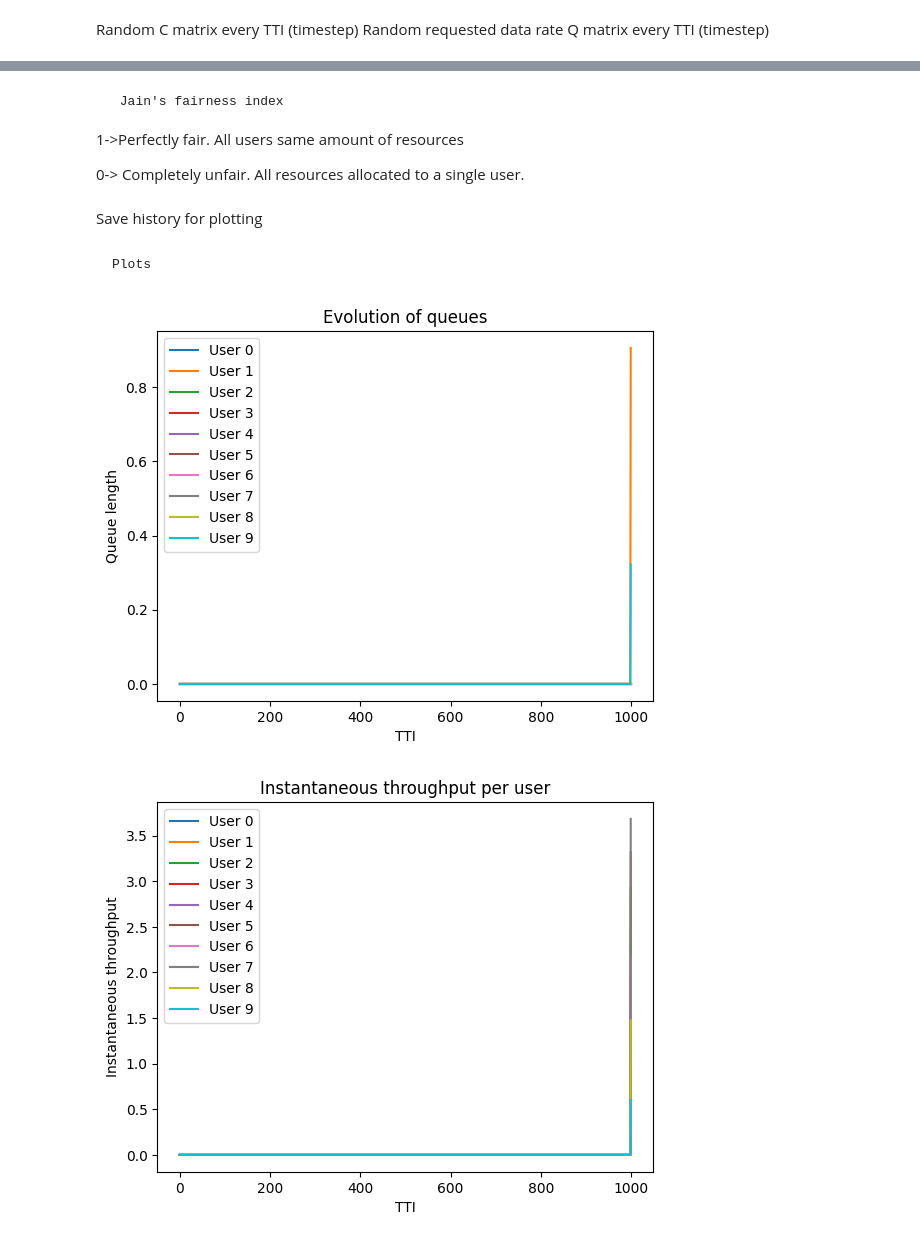
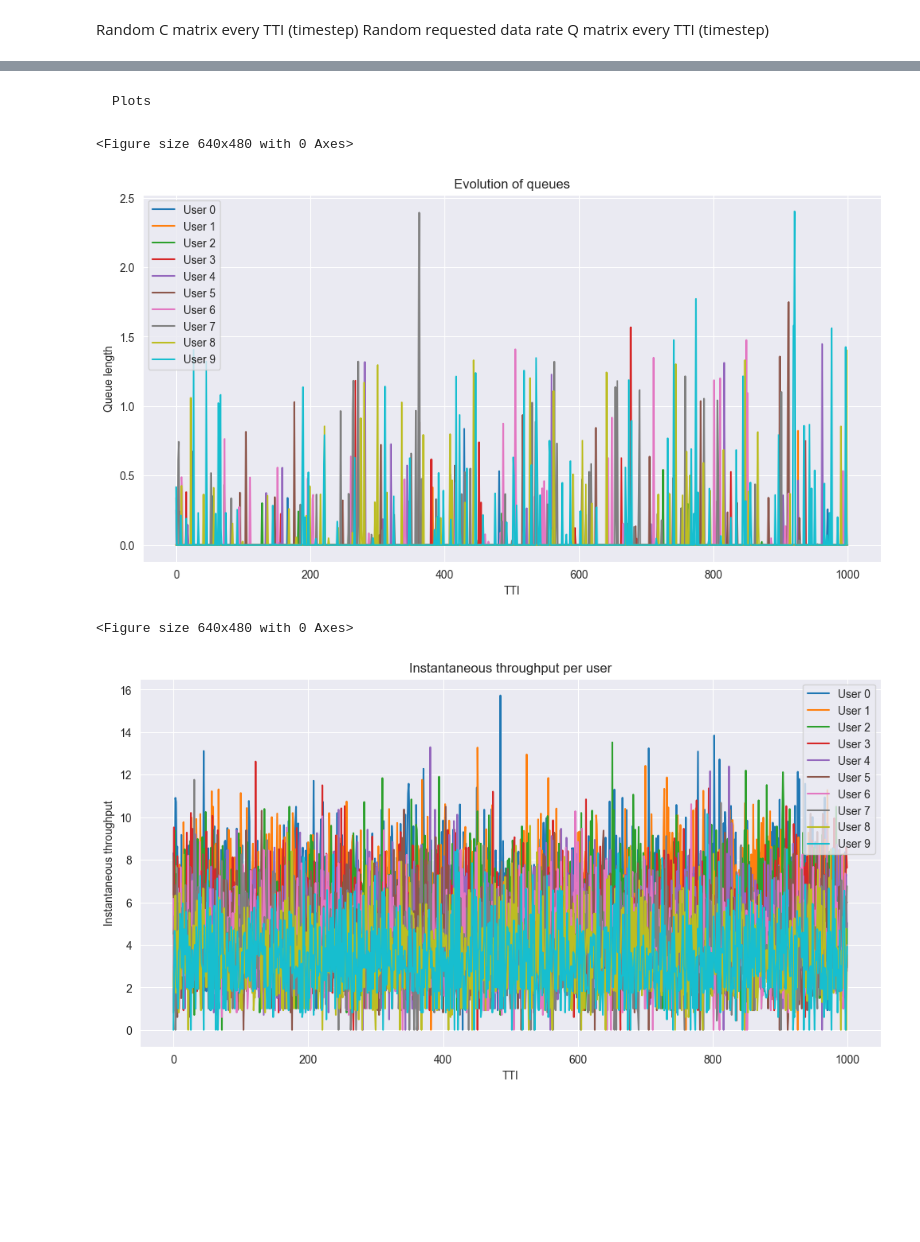
Before and after one commit to dimitramalatara99/Lte-5g-scheduling-algorithms-, a Jupyter notebook: main.ipynb, the cells around one changed output, grey strips where cells are left out. Saved outputs shown, nothing was run; the diff lists cells and outputs as text; code cells hidden in the pictures; blank space fills up the shorter version.

```diff
--- a/main.ipynb
+++ b/main.ipynb
@@ -174,19 +215,51 @@ Initialisation of T, queues and avg_rate_per_user
 T = 1000
 queues = np.zeros(N)
 avg_rate_per_user = np.zeros(N)
-
 queues_history = np.zeros((T, N))
 throughput_history = np.zeros((T, N))
+avg_throughput_history = np.zeros((T, N))
 jfi_history = np.zeros(T)
 # %% [markdown]
 Random C matrix every TTI (timestep)
 Random requested data rate Q matrix every TTI (timestep)
 # %%
 for t in range(T):
-    # Channel quality C[t, i, k] ~ positive, e.g., Rayleigh-like
     C = rng.integers(low=0, high=16, size=(N, K))
 
     # Requested rate Q[t, i] ~ Normal(mean_i, std)
     Q_mean = rng.uniform(0.5, 1.5, size=N)  #per user
     Q = rng.normal(loc=Q_mean, scale=0.1, size=N)
     Q = np.maximum(Q, 0)  # αρνητικά rates δεν έχουν νόημα
+
+    # Max C/I
+    assignment = np.argmax(C, axis=0)
+
+    rates = B_RB * CQI_to_eff[C] / 1e6
+
+    rates_per_rb = rates[assignment, np.arange(K)]
+
+    # Update Queue
+    # queue = previous queue + request - served
+    queues += Q
+    for k, user in enumerate(assignment):
+        queues[user] = max(queues[user] - rates_per_rb[k], 0)
+
+    # Throughput update for every TTI
+    instant_throughput = np.zeros(N)
+
+    for k, user in enumerate(assignment):
+        instant_throughput[user] += rates_per_rb[k]
+
+    # Mean throughput
+    avg_rate_per_user = (avg_rate_per_user*t + instant_throughput) / (t+1)
+
+    #  Jain's fairness index
+    # 1->Perfectly fair. All users same amount of resources
+    # 0-> Completely unfair. All resources allocated to a single user.
+    JFI = (np.sum(instant_throughput)**2) / (N * np.sum(instant_throughput**2))
+
+    # Save history for plotting
+    queues_history[t, :] = queues
+    throughput_history[t, :] = instant_throughput
+    avg_throughput_history[t, :] = avg_rate_per_user
+    jfi_history[t] = JFI
@@ -216,6 +265,0 @@ Throughput update for every TTI
-# %% [markdown]
-     Jain's fairness index
-
-1->Perfectly fair. All users same amount of resources
-
-0-> Completely unfair. All resources allocated to a single user.
@@ -224,24 +266,21 @@ Throughput update for every TTI
-# %% [markdown]
-Save history for plotting
-# %%
-    queues_history[t] = queues
-    throughput_history[t] = instant_throughput
-    jfi_history[t] = JFI
 # %% [markdown]
     Plots
 # %%
 plt.figure()
+plt.figure(figsize=(12, 6))
 for i in range(N):
     plt.plot(range(T), queues_history[:,i], label=f'User {i}')
 plt.xlabel("TTI")
 plt.ylabel("Queue length")
 plt.title("Evolution of queues")
 plt.legend()
 plt.show()
 # %% [output]
+<Figure size 640x480 with 0 Axes>
-[figure, old version]
+[figure, new version]
 # %%
 plt.figure()
+plt.figure(figsize=(12, 6))
 for i in range(N):
     plt.plot(range(T), throughput_history[:,i], label=f'User {i}')
 plt.xlabel("TTI")
@@ -250,4 +289,5 @@ plt.title("Instantaneous throughput per user")
 plt.legend()
 plt.show()
 # %% [output]
+<Figure size 640x480 with 0 Axes>
-[figure, old version]
+[figure, new version]
```
Also changed, not shown: parts of 16 cells of this notebook.
